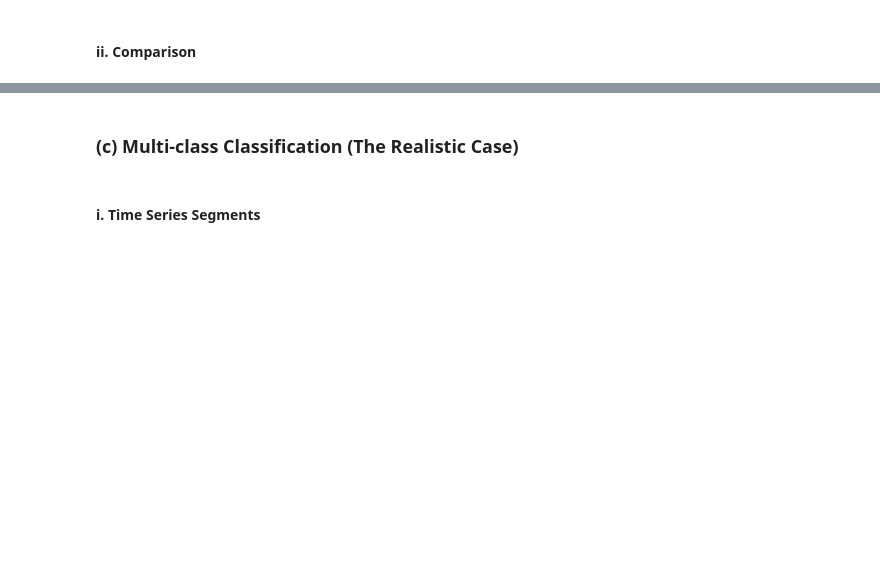
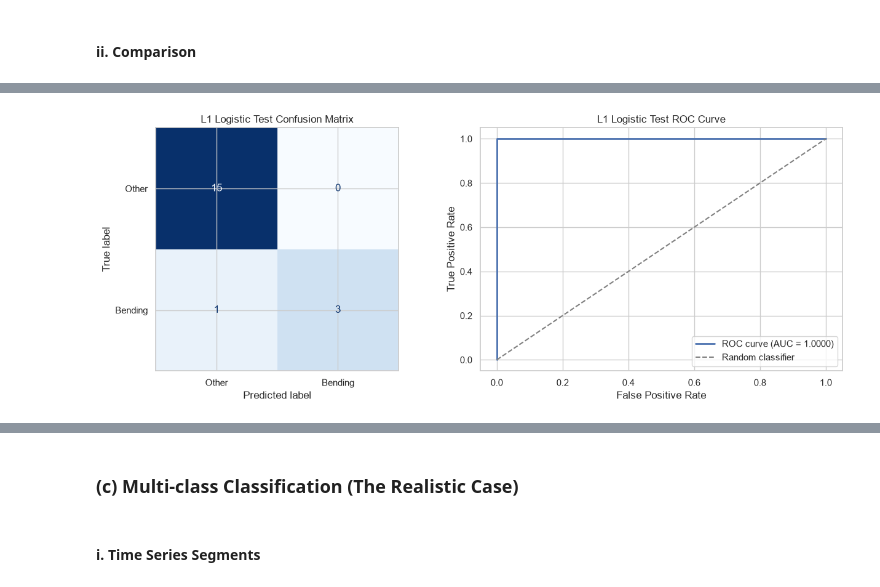
Before and after one commit to manvsatish/dsci-552-hw-4, a Jupyter notebook: notebook/Satish_Manvika_HW4.ipynb, the cells around one changed output, grey strips where cells are left out. Drawn from its saved outputs; the diff is of its cells as text; code cells hidden in the pictures; blank space fills up the shorter version.

Commit message:
Complete L1 binary classification analysis

```diff
--- a/notebook/Satish_Manvika_HW4.ipynb
+++ b/notebook/Satish_Manvika_HW4.ipynb
@@ -789,0 +909,79 @@ producing a test accuracy of 0.9474, a test error of 0.0526, and an AUC of 0.950
+# %%
+# get the feature matrix corresponding to the selected value of l
+l1_best_feature_matrix, l1_best_metadata = (segmented_feature_cache[best_l1_binary_l])
+
+# separate the training and test instances
+l1_training_mask = (l1_best_metadata["split"].eq("train"))
+l1_test_mask = (l1_best_metadata["split"].eq("test"))
+X_l1_train = (l1_best_feature_matrix.loc[l1_training_mask].reset_index(drop=True))
+y_l1_train = (l1_best_metadata.loc[l1_training_mask, "binary_label",].reset_index(drop=True))
+X_l1_test = (l1_best_feature_matrix.loc[l1_test_mask].reset_index(drop=True))
+y_l1_test = (l1_best_metadata.loc[l1_test_mask, "binary_label",].reset_index(drop=True))
+
+# gen preds and bending probs using the model selected from training data
+l1_test_predictions = (best_l1_binary_pipeline.predict(X_l1_test))
+l1_test_probabilities = (best_l1_binary_pipeline.predict_proba(X_l1_test)[:, 1])
+
+l1_test_accuracy = accuracy_score(y_l1_test, l1_test_predictions,)
+l1_test_error = (1 - l1_test_accuracy)
+l1_test_auc = roc_auc_score(y_l1_test, l1_test_probabilities,)
+l1_test_confusion = confusion_matrix(y_l1_test, l1_test_predictions, labels=[0, 1],)
+l1_test_confusion_table = pd.DataFrame(l1_test_confusion, index=["Actual Other", "Actual Bending"], columns=["Predicted Other", "Predicted Bending"],)
+
+# id the features that have nonzero L1 coefficients
+l1_classifier = (best_l1_binary_pipeline.named_steps["classifier"])
+l1_coefficients = (l1_classifier.coef_.ravel())
+nonzero_mask = (np.abs(l1_coefficients) > 1e-8)
+nonzero_feature_names = (X_l1_train.columns[nonzero_mask].tolist())
+nonzero_coefficients = (l1_coefficients[nonzero_mask])
+
+l1_coefficient_table = pd.DataFrame({"Feature": nonzero_feature_names, "Coefficient": nonzero_coefficients,}).sort_values(by="Coefficient", key=np.abs, ascending=False,).reset_index(drop=True)
+
+print("Selected l:", best_l1_binary_l)
+print("Selected C:", best_l1_binary_c)
+print("Selected lambda:", best_l1_binary_lambda)
+print("Number of available features:", X_l1_train.shape[1],)
+print("Number of nonzero coefficients:", nonzero_mask.sum(),)
+print("Mean cross-validation accuracy:", round(best_l1_binary_cv_accuracy, 4),)
+print("Test accuracy:", round(l1_test_accuracy, 4),)
+print("Test error:", round(l1_test_error, 4),)
+print("Test AUC:", round(l1_test_auc, 4),)
+
+print("\nL1 test confusion matrix:")
+display(l1_test_confusion_table)
+
+print("Nonzero L1 coefficients:")
+display(l1_coefficient_table.round(6))
+
+# compare the l1 model with the rfe model
+binary_model_comparison = pd.DataFrame(
+    {
+        "Model": ["Unpenalized Logistic Regression with RFE", "L1-Penalized Logistic Regression",],
+        "Selected l": [best_binary_l, best_l1_binary_l,],
+        "Selected Features": [best_binary_p, int(nonzero_mask.sum()),],
+        "Mean CV Accuracy": [best_binary_cv_accuracy, best_l1_binary_cv_accuracy,],
+        "Test Accuracy": [test_accuracy, l1_test_accuracy,],
+        "Test Error": [1 - test_accuracy, l1_test_error,],
+        "Test AUC": [test_auc, l1_test_auc,],
+    }
+)
+
+print("Binary-model comparison:")
+display(binary_model_comparison.round(4))
+
+# calc the roc curve for l1
+l1_test_fpr, l1_test_tpr, _ = roc_curve(y_l1_test, l1_test_probabilities,)
+figure, axes = plt.subplots(1, 2, figsize=(13, 5),)
+ConfusionMatrixDisplay(confusion_matrix=l1_test_confusion, display_labels=["Other", "Bending"],).plot(ax=axes[0], cmap="Blues", colorbar=False,)
+
+axes[0].set_title("L1 Logistic Test Confusion Matrix")
+axes[1].plot(l1_test_fpr, l1_test_tpr, linewidth=2, label=f"ROC curve (AUC = {l1_test_auc:.4f})",)
+axes[1].plot([0, 1], [0, 1], linestyle="--", color="gray", label="Random classifier",)
+axes[1].set_xlabel("False Positive Rate")
+axes[1].set_ylabel("True Positive Rate")
+axes[1].set_title("L1 Logistic Test ROC Curve")
+axes[1].legend(loc="lower right")
+
+plt.tight_layout()
+plt.show()
+# %% [output]
@@ -789,0 +1016 @@ producing a test accuracy of 0.9474, a test error of 0.0526, and an AUC of 0.950
+[figure, added]
```
Also changed, not shown: parts of 6 cells of this notebook.
